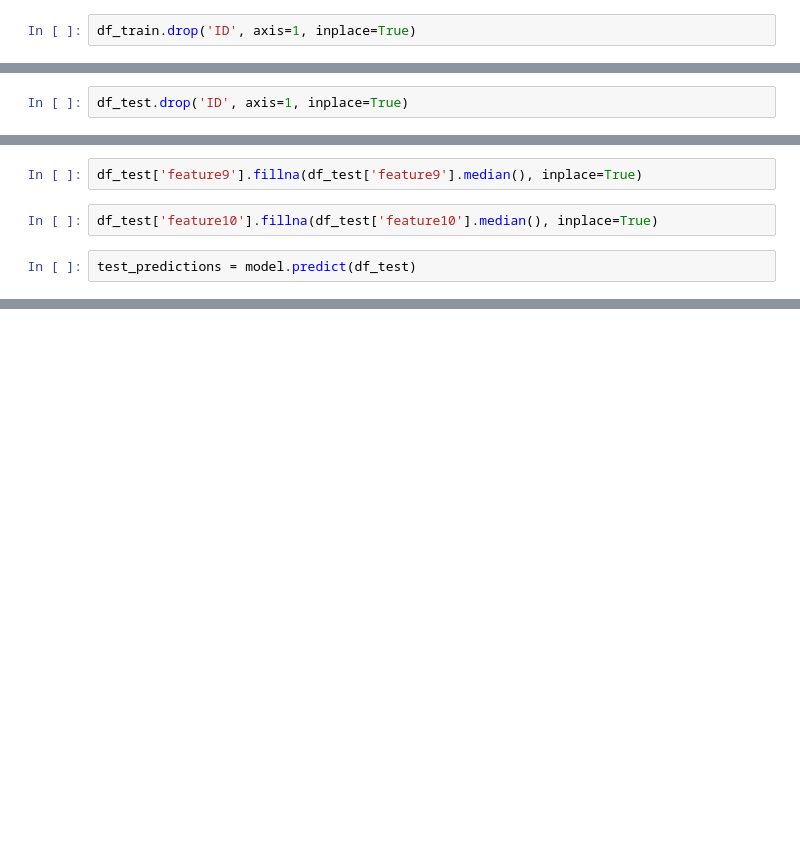
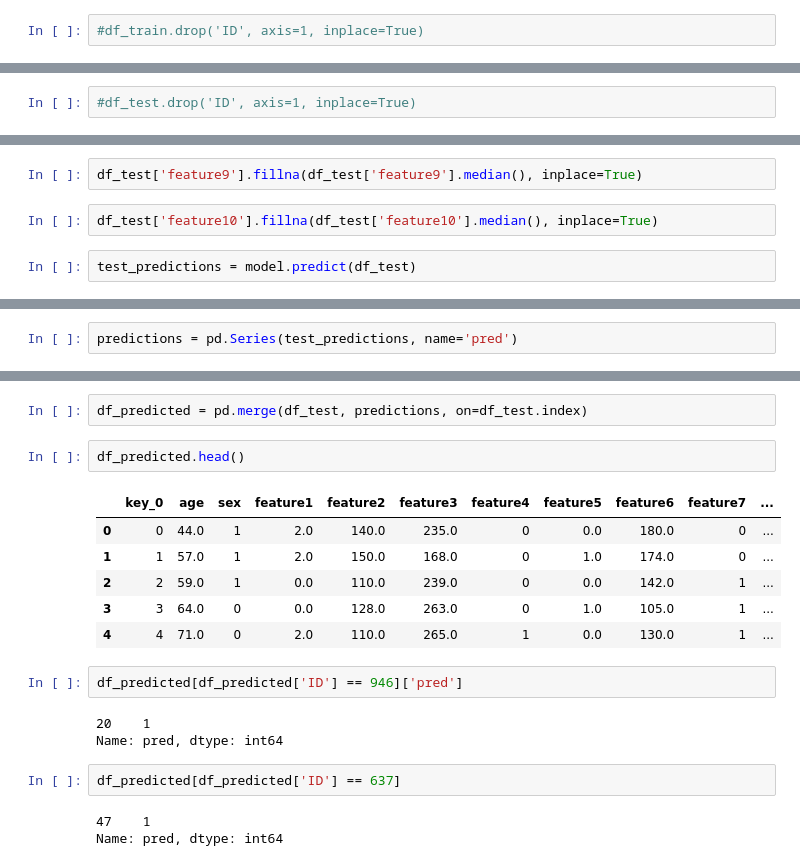
Before and after one commit to Alumasa/Data-Science-Nuggets, a Jupyter notebook: Logistic Regression model.ipynb, the cells around one changed output, grey strips where cells are left out. Cells and saved outputs as stored; diff of their text form; blank space fills up the shorter version.

Commit message:
Predictions

```diff
--- a/Logistic Regression model.ipynb
+++ b/Logistic Regression model.ipynb
@@ -17,7 +17,7 @@ df_train.head()
 | 3 | 29.0 | m | 1.0 | 130.0 | 204.0 | 0 | 0.0 | 202.0 | 0 | 0.0 | ... |
 | 4 | 35.0 | 1 | 0.0 | 126.0 | 282.0 | 0 | 0.0 | 156.0 | 1 | 0.0 | ... |
 # %%
-df_train.drop('ID', axis=1, inplace=True)
+#df_train.drop('ID', axis=1, inplace=True)
 # %%
 df_train.info()
 # %% [output]
@@ -210,7 +208,7 @@ df_test.head()
 | 3 | 64.0 | NaN | 0.0 | 128.0 | 263.0 | 0 | 1.0 | 105.0 | 1 | 0.2 | ... |
 | 4 | 71.0 | 0 | 2.0 | 110.0 | 265.0 | NaN | 0.0 | 130.0 | NaN | 0.0 | ... |
 # %%
-df_test.drop('ID', axis=1, inplace=True)
+#df_test.drop('ID', axis=1, inplace=True)
 # %%
 df_test.info()
 # %% [output]
@@ -326,0 +326,2 @@ print(test_predictions)
+# %%
+predictions = pd.Series(test_predictions, name='pred')
@@ -326,0 +350,21 @@ print(test_predictions)
+# %%
+df_predicted = pd.merge(df_test, predictions, on=df_test.index)
+# %%
+df_predicted.head()
+# %% [output]
+|  | key_0 | age | sex | feature1 | feature2 | feature3 | feature4 | feature5 | feature6 | feature7 | ... |
+| 0 | 0 | 44.0 | 1 | 2.0 | 140.0 | 235.0 | 0 | 0.0 | 180.0 | 0 | ... |
+| 1 | 1 | 57.0 | 1 | 2.0 | 150.0 | 168.0 | 0 | 1.0 | 174.0 | 0 | ... |
+| 2 | 2 | 59.0 | 1 | 0.0 | 110.0 | 239.0 | 0 | 0.0 | 142.0 | 1 | ... |
+| 3 | 3 | 64.0 | 0 | 0.0 | 128.0 | 263.0 | 0 | 1.0 | 105.0 | 1 | ... |
+| 4 | 4 | 71.0 | 0 | 2.0 | 110.0 | 265.0 | 1 | 0.0 | 130.0 | 1 | ... |
+# %%
+df_predicted[df_predicted['ID'] == 946]['pred']
+# %% [output]
+20    1
+Name: pred, dtype: int64
+# %%
+df_predicted[df_predicted['ID'] == 637]
+# %% [output]
+47    1
+Name: pred, dtype: int64
```
Also changed, not shown: parts of 10 cells of this notebook.
